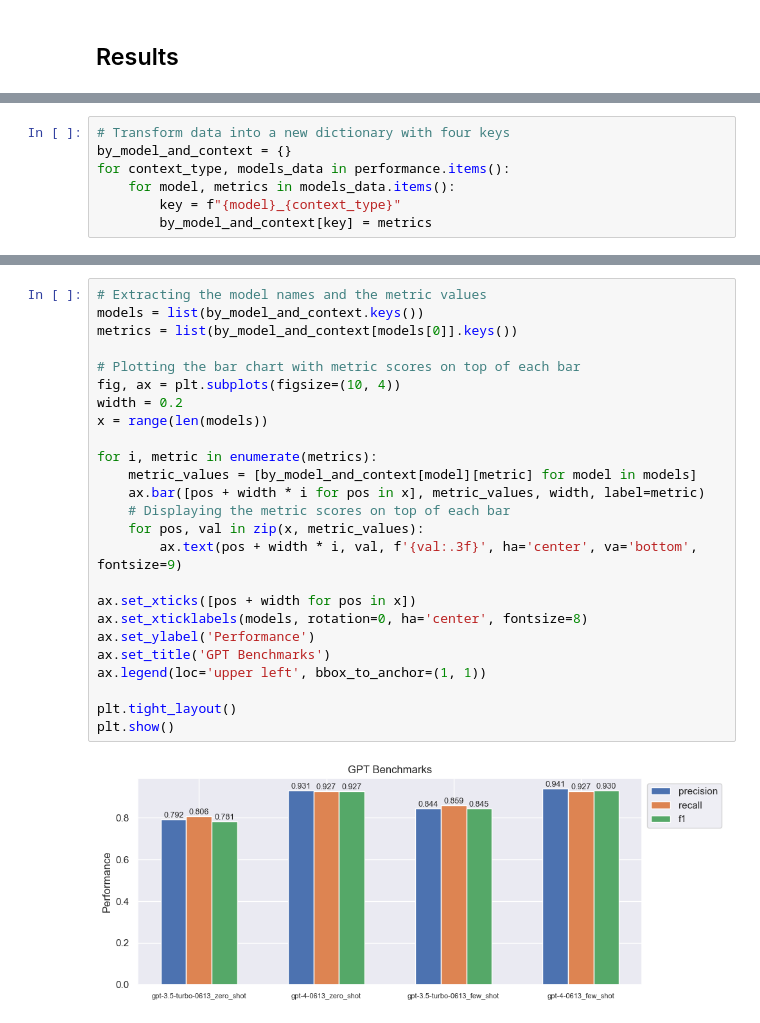
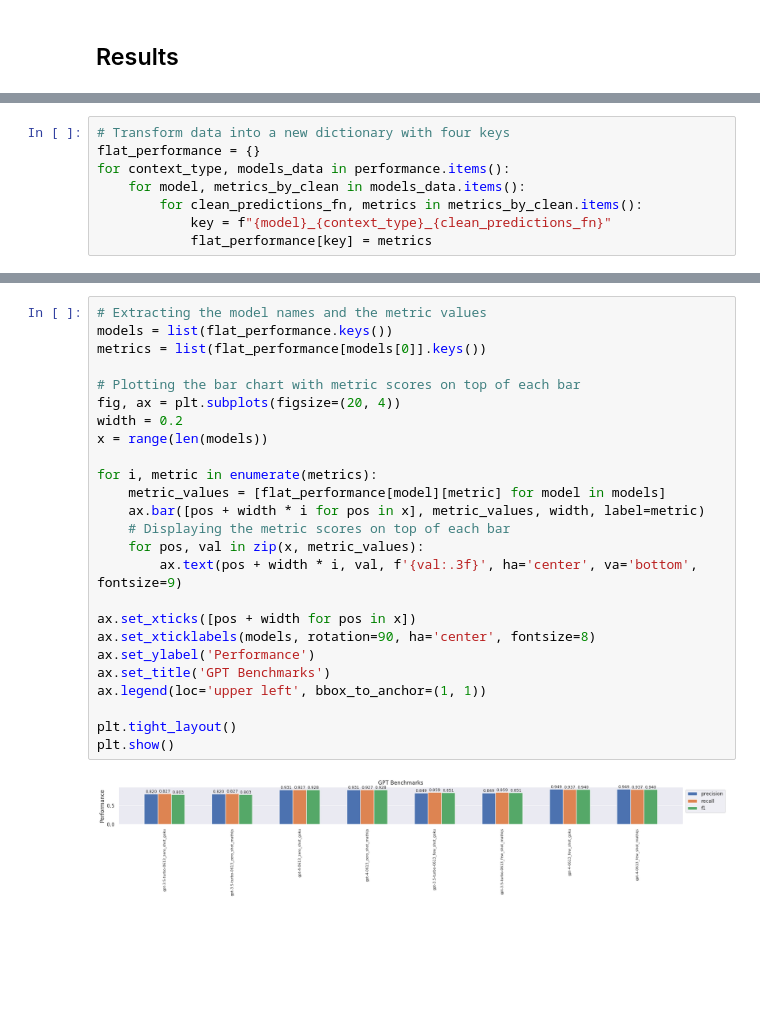
Before and after one commit to mathijsvdv/Made-With-ML, a Jupyter notebook: notebooks/benchmarks.ipynb, the cells around one changed output, grey strips where cells are left out. Drawn from its saved outputs; the diff is of its cells as text; blank space fills up the shorter version.

```diff
--- a/notebooks/benchmarks.ipynb
+++ b/notebooks/benchmarks.ipynb
@@ -369,8 +514,9 @@ print(json.dumps(performance, indent=2))
 }
 # %%
 # Transform data into a new dictionary with four keys
-by_model_and_context = {}
+flat_performance = {}
 for context_type, models_data in performance.items():
-    for model, metrics in models_data.items():
-        key = f"{model}_{context_type}"
-        by_model_and_context[key] = metrics
+    for model, metrics_by_clean in models_data.items():
+        for clean_predictions_fn, metrics in metrics_by_clean.items():
+            key = f"{model}_{context_type}_{clean_predictions_fn}"
+            flat_performance[key] = metrics
@@ -377,28 +543,28 @@ for context_type, models_data in performance.items():
 # %%
 # Extracting the model names and the metric values
-models = list(by_model_and_context.keys())
-metrics = list(by_model_and_context[models[0]].keys())
+models = list(flat_performance.keys())
+metrics = list(flat_performance[models[0]].keys())
 
 # Plotting the bar chart with metric scores on top of each bar
-fig, ax = plt.subplots(figsize=(10, 4))
+fig, ax = plt.subplots(figsize=(20, 4))
 width = 0.2
 x = range(len(models))
 
 for i, metric in enumerate(metrics):
-    metric_values = [by_model_and_context[model][metric] for model in models]
+    metric_values = [flat_performance[model][metric] for model in models]
     ax.bar([pos + width * i for pos in x], metric_values, width, label=metric)
     # Displaying the metric scores on top of each bar
     for pos, val in zip(x, metric_values):
         ax.text(pos + width * i, val, f'{val:.3f}', ha='center', va='bottom', fontsize=9)
 
 ax.set_xticks([pos + width for pos in x])
-ax.set_xticklabels(models, rotation=0, ha='center', fontsize=8)
+ax.set_xticklabels(models, rotation=90, ha='center', fontsize=8)
 ax.set_ylabel('Performance')
 ax.set_title('GPT Benchmarks')
 ax.legend(loc='upper left', bbox_to_anchor=(1, 1))
 
 plt.tight_layout()
 plt.show()
 # %% [output]
-[figure, old version]
+[figure, new version]
 # %% [markdown]
```
Also changed, not shown: parts of 19 cells of this notebook.
